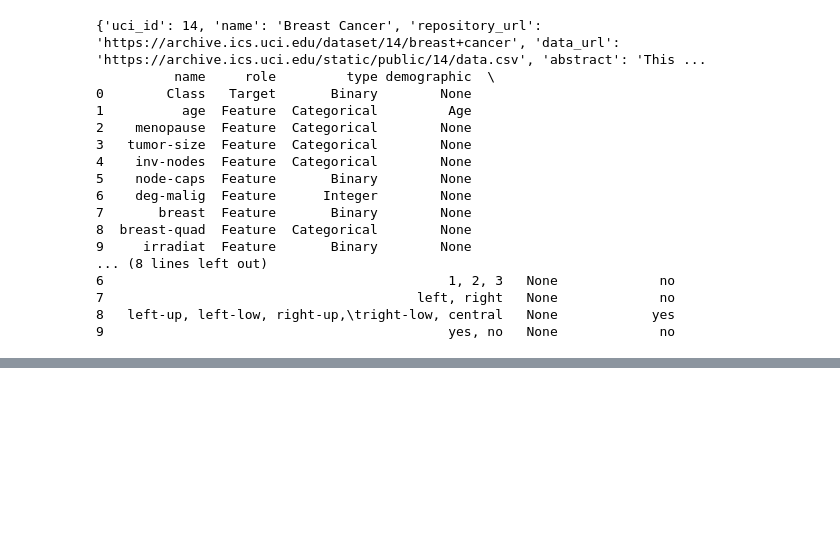
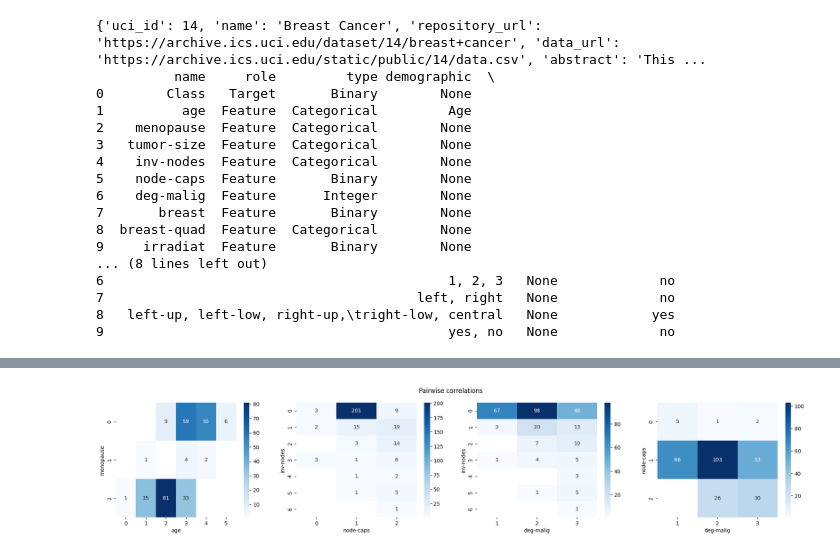
Before and after one commit to tanjascats/NCorr-FP, a Jupyter notebook: experiments.ipynb, the cells around one changed output, grey strips where cells are left out. Cells and saved outputs as stored; diff of their text form; code cells hidden in the pictures; blank space fills up the shorter version.

```diff
--- a/experiments.ipynb
+++ b/experiments.ipynb
@@ -42,0 +191,40 @@ print(breast_cancer.variables)
+# %%
+fig, (ax1, ax2, ax3, ax4) = plt.subplots(1, 4, figsize=(24,4))
+fig.suptitle('Pairwise correlations')
+# age vs menopause
+df_2dhist = pd.DataFrame({
+    x_label: grp['menopause'].value_counts()
+    for x_label, grp in X.groupby('age')
+})
+sns.heatmap(df_2dhist, cmap=sns.color_palette("Blues", as_cmap=True), annot=True, ax=ax1)
+ax1.set_xlabel('age')
+_ = ax1.set_ylabel('menopause')
+
+# inv-nodes vs node-caps
+df_2dhist = pd.DataFrame({
+    x_label: grp['inv-nodes'].value_counts()
+    for x_label, grp in X.groupby('node-caps')
+})
+sns.heatmap(df_2dhist, cmap=sns.color_palette("Blues", as_cmap=True), annot=True, fmt=".0f", ax=ax2)
+ax2.set_xlabel('node-caps')
+_ = ax2.set_ylabel('inv-nodes')
+
+# inv.-nodes vs deg-malig
+df_2dhist = pd.DataFrame({
+    x_label: grp['inv-nodes'].value_counts()
+    for x_label, grp in X.groupby('deg-malig')
+})
+sns.heatmap(df_2dhist, cmap=sns.color_palette("Blues", as_cmap=True), annot=True, ax=ax3)
+ax3.set_xlabel('deg-malig')
+_ = ax3.set_ylabel('inv-nodes')
+
+# node-caps vs deg-malig
+df_2dhist = pd.DataFrame({
+    x_label: grp['node-caps'].value_counts()
+    for x_label, grp in X.groupby('deg-malig')
+})
+sns.heatmap(df_2dhist, cmap=sns.color_palette("Blues", as_cmap=True), annot=True, fmt=".0f", ax=ax4)
+ax4.set_xlabel('deg-malig')
+_ = ax4.set_ylabel('node-caps')
+# %% [output]
+[figure, added]
```
Also changed, not shown: parts of 14 cells of this notebook.
